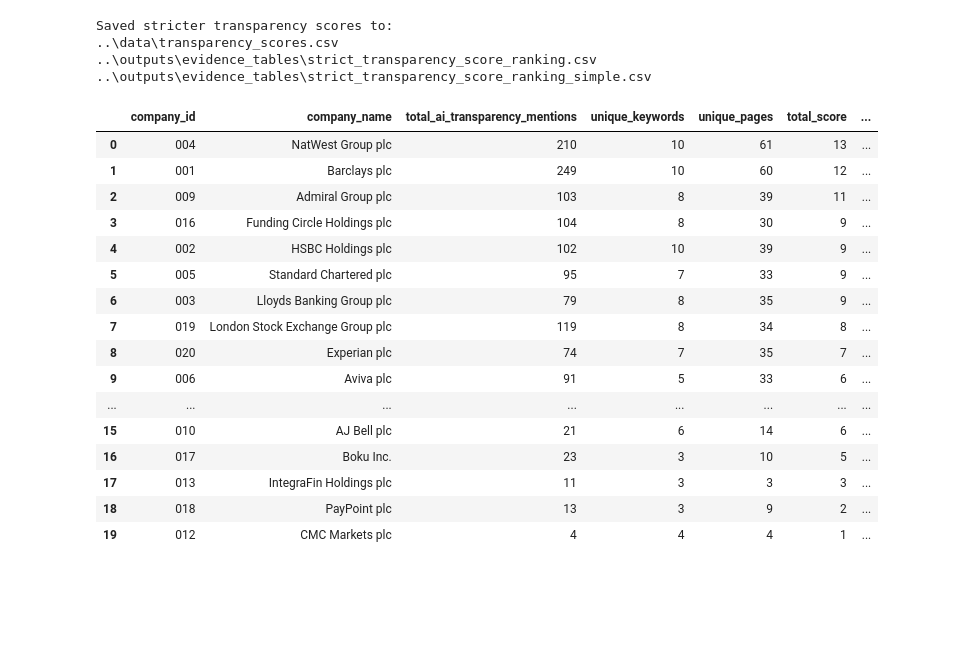
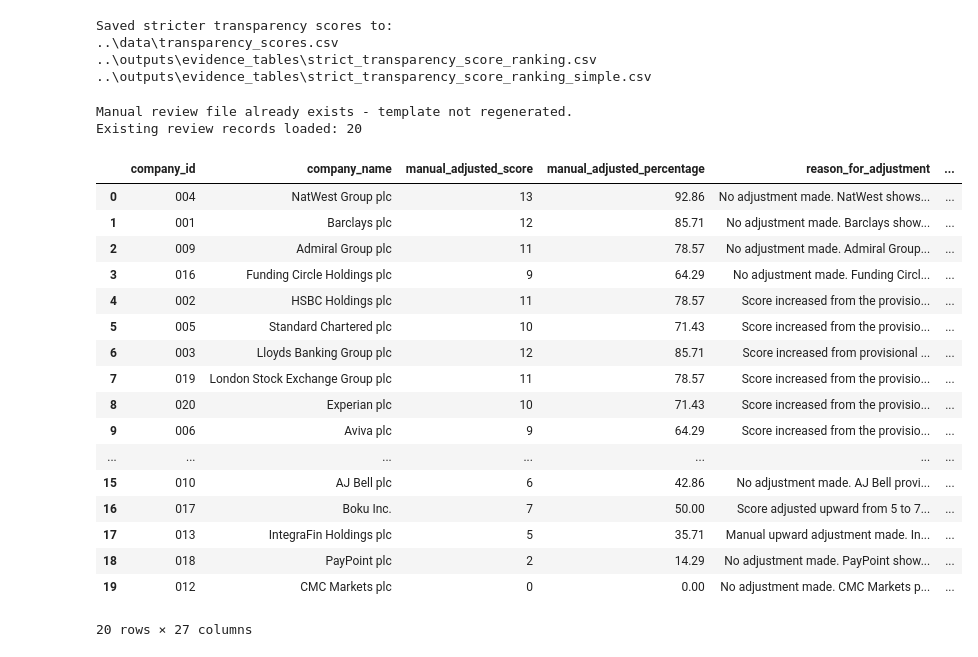
Before and after one commit to Nomso-1/ai-transparency-uk-firms, a Jupyter notebook: notebooks/03_transparency_scoring.ipynb, the cells around one changed output. Cells and saved outputs as stored; diff of their text form; code cells hidden in the pictures; blank space fills up the shorter version.

```diff
--- a/notebooks/03_transparency_scoring.ipynb
+++ b/notebooks/03_transparency_scoring.ipynb
@@ -609,37 +678,55 @@ Saved stricter transparency scores to:
 ..\outputs\evidence_tables\strict_transparency_score_ranking.csv
 ..\outputs\evidence_tables\strict_transparency_score_ranking_simple.csv
 # %%
-#Creating a munual valiidation file
-manual_validation = strict_score_ranking.copy()
+# Creating the manual validation file
+# Guarded: notebook 04 writes the manual coding for all 20 firms back into this
+# same file, so the blank template is only ever generated when it is absent.
+# Re-running this notebook end to end must not wipe that review work.
 
-manual_validation["manual_adjusted_score"] = ""
-manual_validation["manual_adjusted_percentage"] = ""
-manual_validation["reason_for_adjustment"] = ""
-manual_validation["important_pages"] = ""
-manual_validation["important_extracts"] = ""
-manual_validation["review_status"] = "Pending manual review"
+manual_review_path = data_folder / "manual_review_notes.csv"
 
-manual_validation.to_csv(
-    data_folder / "manual_review_notes.csv",
-    index=False
-)
+if manual_review_path.exists():
+    manual_validation = pd.read_csv(
+        manual_review_path,
+        dtype={"company_id": str}
+    )
+    print("Manual review file already exists - template not regenerated.")
+    print(f"Existing review records loaded: {len(manual_validation)}")
+else:
+    manual_validation = strict_score_ranking.copy()
+
+    manual_validation["manual_adjusted_score"] = ""
+    manual_validation["manual_adjusted_percentage"] = ""
+    manual_validation["reason_for_adjustment"] = ""
+    manual_validation["important_pages"] = ""
+    manual_validation["important_extracts"] = ""
+    manual_validation["review_status"] = "Pending manual review"
+
+    manual_validation.to_csv(
+        manual_review_path,
+        index=False
+    )
+    print(f"Blank manual review template created at: {manual_review_path}")
 
 manual_validation
 # %% [output]
+Manual review file already exists - template not regenerated.
+Existing review records loaded: 20
-|  | company_id | company_name | total_ai_transparency_mentions | unique_keywords | unique_pages | total_score | ... |
-| 0 | 004 | NatWest Group plc | 210 | 10 | 61 | 13 | ... |
-| 1 | 001 | Barclays plc | 249 | 10 | 60 | 12 | ... |
-| 2 | 009 | Admiral Group plc | 103 | 8 | 39 | 11 | ... |
-| 3 | 016 | Funding Circle Holdings plc | 104 | 8 | 30 | 9 | ... |
-| 4 | 002 | HSBC Holdings plc | 102 | 10 | 39 | 9 | ... |
-| 5 | 005 | Standard Chartered plc | 95 | 7 | 33 | 9 | ... |
-| 6 | 003 | Lloyds Banking Group plc | 79 | 8 | 35 | 9 | ... |
-| 7 | 019 | London Stock Exchange Group plc | 119 | 8 | 34 | 8 | ... |
-| 8 | 020 | Experian plc | 74 | 7 | 35 | 7 | ... |
-| 9 | 006 | Aviva plc | 91 | 5 | 33 | 6 | ... |
-| ... | ... | ... | ... | ... | ... | ... | ... |
-| 15 | 010 | AJ Bell plc | 21 | 6 | 14 | 6 | ... |
-| 16 | 017 | Boku Inc. | 23 | 3 | 10 | 5 | ... |
-| 17 | 013 | IntegraFin Holdings plc | 11 | 3 | 3 | 3 | ... |
-| 18 | 018 | PayPoint plc | 13 | 3 | 9 | 2 | ... |
-| 19 | 012 | CMC Markets plc | 4 | 4 | 4 | 1 | ... |
+|  | company_id | company_name | manual_adjusted_score | manual_adjusted_percentage | reason_for_adjustment | ... |
+| 0 | 004 | NatWest Group plc | 13 | 92.86 | No adjustment made. NatWest shows... | ... |
+| 1 | 001 | Barclays plc | 12 | 85.71 | No adjustment made. Barclays show... | ... |
+| 2 | 009 | Admiral Group plc | 11 | 78.57 | No adjustment made. Admiral Group... | ... |
+| 3 | 016 | Funding Circle Holdings plc | 9 | 64.29 | No adjustment made. Funding Circl... | ... |
+| 4 | 002 | HSBC Holdings plc | 11 | 78.57 | Score increased from the provisio... | ... |
+| 5 | 005 | Standard Chartered plc | 10 | 71.43 | Score increased from the provisio... | ... |
+| 6 | 003 | Lloyds Banking Group plc | 12 | 85.71 | Score increased from provisional ... | ... |
+| 7 | 019 | London Stock Exchange Group plc | 11 | 78.57 | Score increased from the provisio... | ... |
+| 8 | 020 | Experian plc | 10 | 71.43 | Score increased from the provisio... | ... |
+| 9 | 006 | Aviva plc | 9 | 64.29 | Score increased from the provisio... | ... |
+| ... | ... | ... | ... | ... | ... | ... |
+| 15 | 010 | AJ Bell plc | 6 | 42.86 | No adjustment made. AJ Bell provi... | ... |
+| 16 | 017 | Boku Inc. | 7 | 50.00 | Score adjusted upward from 5 to 7... | ... |
+| 17 | 013 | IntegraFin Holdings plc | 5 | 35.71 | Manual upward adjustment made. In... | ... |
+| 18 | 018 | PayPoint plc | 2 | 14.29 | No adjustment made. PayPoint show... | ... |
+| 19 | 012 | CMC Markets plc | 0 | 0.00 | No adjustment made. CMC Markets p... | ... |
+20 rows × 27 columns
```
Also changed, not shown: parts of 6 cells of this notebook, 29 other files.
